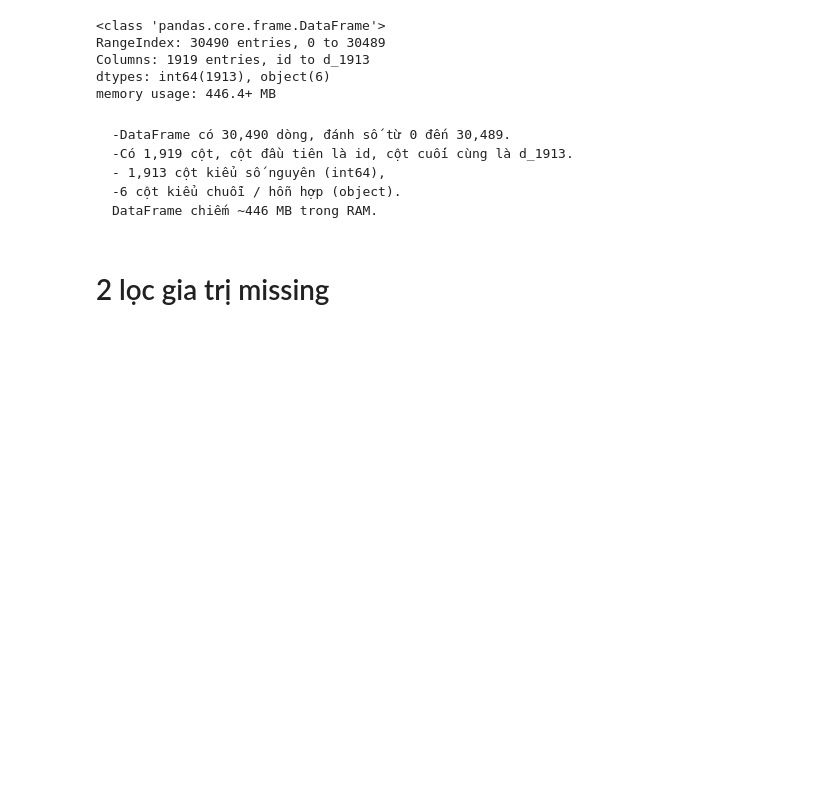
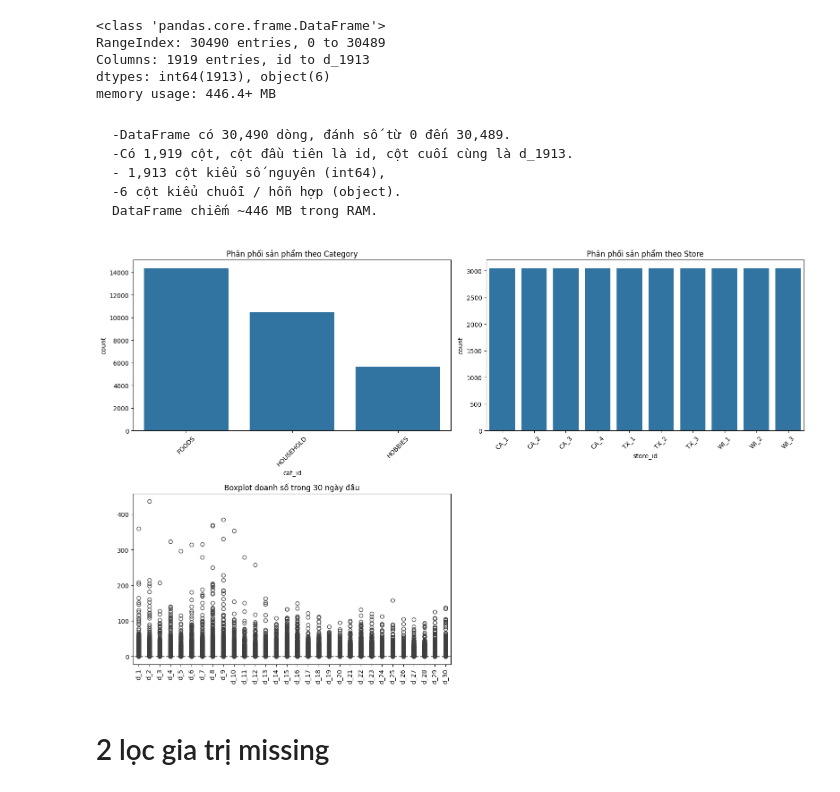
Before and after one commit to NguyenVanTien204/Time_Series_with_Python, a Jupyter notebook: notebook/02_EDA.ipynb, the cells around one changed output. Drawn from its saved outputs; the diff is of its cells as text; code cells hidden in the pictures; blank space fills up the shorter version.

````diff
--- a/notebook/02_EDA.ipynb
+++ b/notebook/02_EDA.ipynb
@@ -54,6 +80,37 @@ memory usage: 446.4+ MB
 -6 cột kiểu chuỗi / hỗn hợp (object).
 DataFrame chiếm ~446 MB trong RAM.
 ```
+# %%
+
+# Lấy một số cột bán hàng theo ngày (ví dụ d_1 -> d_30)
+sales_cols = [col for col in df.columns if col.startswith("d_")][:30]
+
+# Tạo figure với 3 subplot (2 hàng, 2 cột)
+fig, axes = plt.subplots(2, 2, figsize=(16, 10))
+
+# --- Barplot phân phối sản phẩm theo Category ---
+sns.countplot(data=df, x="cat_id", order=df["cat_id"].value_counts().index, ax=axes[0,0])
+axes[0,0].set_title("Phân phối sản phẩm theo Category")
+axes[0,0].tick_params(axis='x', rotation=45)
+
+# --- Barplot phân phối sản phẩm theo Store ---
+sns.countplot(data=df, x="store_id", order=df["store_id"].value_counts().index, ax=axes[0,1])
+axes[0,1].set_title("Phân phối sản phẩm theo Store")
+axes[0,1].tick_params(axis='x', rotation=45)
+
+# --- Boxplot doanh số 30 ngày đầu ---
+sns.boxplot(data=df[sales_cols], ax=axes[1,0])
+axes[1,0].set_title("Boxplot doanh số trong 30 ngày đầu")
+axes[1,0].tick_params(axis='x', rotation=90)
+
+# Tắt subplot trống (ô 1,1)
+axes[1,1].axis("off")
+
+# Điều chỉnh layout
+plt.tight_layout()
+plt.show()
+# %% [output]
+[figure, added]
 # %% [markdown]
 # 2 lọc gia trị missing
 # %%
````
Also changed, not shown: parts of 5 cells of this notebook, 2 other files.
